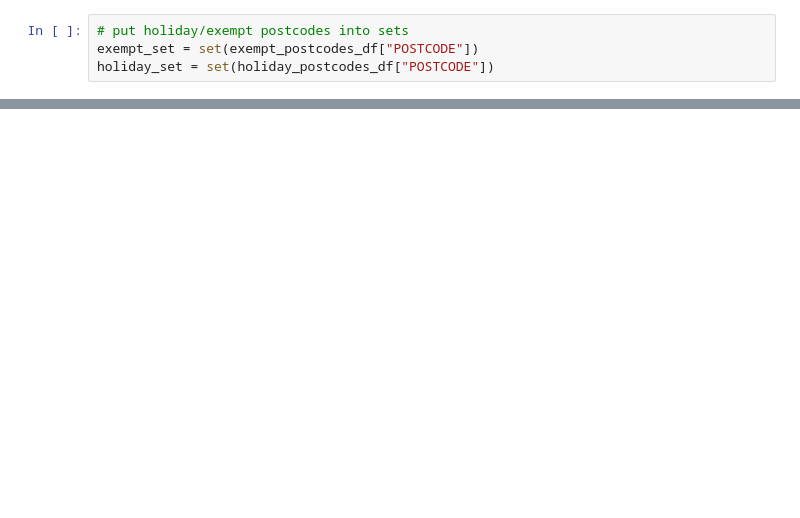
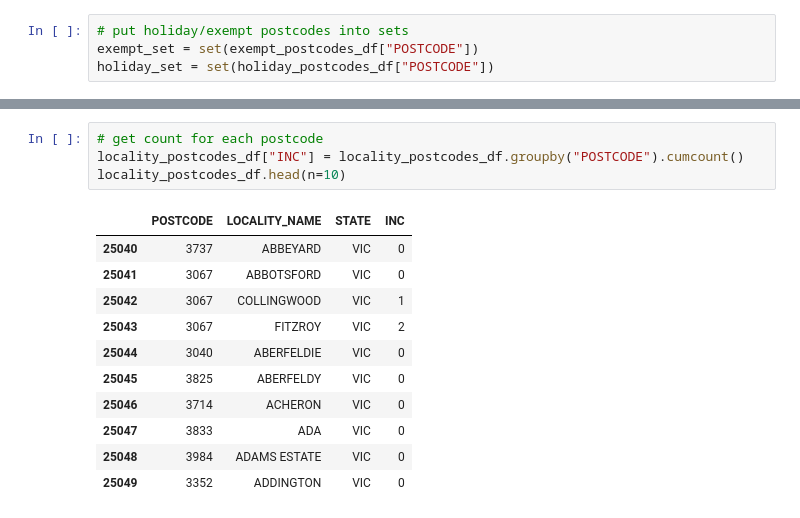
Before and after one commit to CuestaCodes/spec-vac, a Jupyter notebook: sv_data.ipynb, the cells around one changed output, grey strips where cells are left out. Drawn from its saved outputs; the diff is of its cells as text; blank space fills up the shorter version.

```diff
--- a/sv_data.ipynb
+++ b/sv_data.ipynb
@@ -91,0 +113,16 @@ sv_total_data_df.head()
+# %%
+# get count for each postcode
+locality_postcodes_df["INC"] = locality_postcodes_df.groupby("POSTCODE").cumcount()
+locality_postcodes_df.head(n=10)
+# %% [output]
+|  | POSTCODE | LOCALITY_NAME | STATE | INC |
+| 25040 | 3737 | ABBEYARD | VIC | 0 |
+| 25041 | 3067 | ABBOTSFORD | VIC | 0 |
+| 25042 | 3067 | COLLINGWOOD | VIC | 1 |
+| 25043 | 3067 | FITZROY | VIC | 2 |
+| 25044 | 3040 | ABERFELDIE | VIC | 0 |
+| 25045 | 3825 | ABERFELDY | VIC | 0 |
+| 25046 | 3714 | ACHERON | VIC | 0 |
+| 25047 | 3833 | ADA | VIC | 0 |
+| 25048 | 3984 | ADAMS ESTATE | VIC | 0 |
+| 25049 | 3352 | ADDINGTON | VIC | 0 |
```
Also changed, not shown: parts of 10 cells of this notebook.
